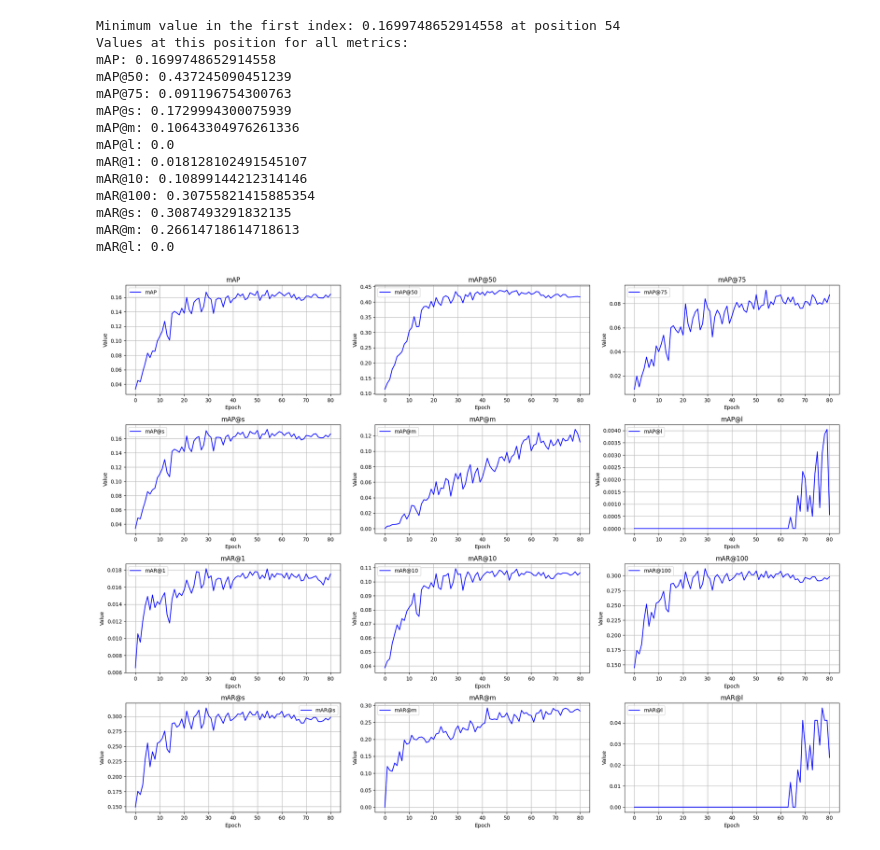
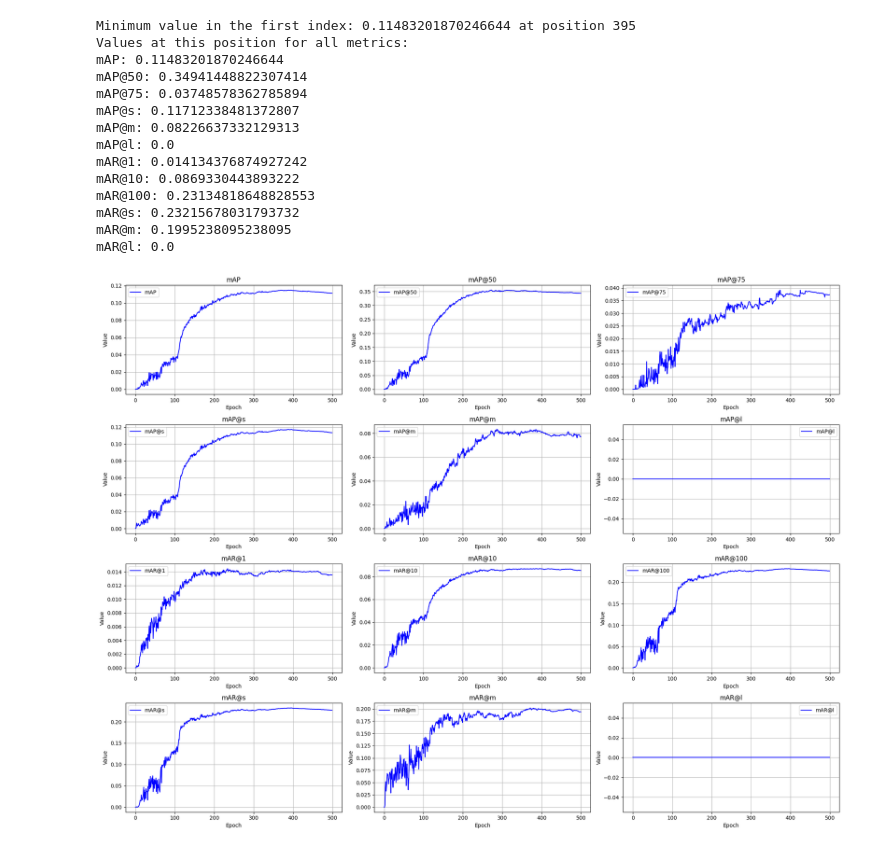
Before and after one commit to young221718/MODU, a Jupyter notebook: tools/check_train_log.ipynb, the cells around one changed output. Cells and saved outputs as stored; diff of their text form; code cells hidden in the pictures.

```diff
--- a/tools/check_train_log.ipynb
+++ b/tools/check_train_log.ipynb
@@ -58,20 +58,20 @@ def visualize_training_logs(log_file_path):
     plt.tight_layout()
     plt.show()
 # %%
-visualize_training_logs('/workspace/chanyoung/code/MODU/output/lulu/mutil_channel/tiny_multi_4f_250407/log.txt')
+visualize_training_logs('/workspace/chanyoung/code/MODU/output/lulu/kiosk/tiny_250411/log.txt')
 # %% [output]
-Minimum value in the first index: 0.1699748652914558 at position 54
+Minimum value in the first index: 0.11483201870246644 at position 395
 Values at this position for all metrics:
-mAP: 0.1699748652914558
-mAP@50: 0.437245090451239
-mAP@75: 0.091196754300763
-mAP@s: 0.1729994300075939
-mAP@m: 0.10643304976261336
+mAP: 0.11483201870246644
+mAP@50: 0.34941448822307414
+mAP@75: 0.03748578362785894
+mAP@s: 0.11712338481372807
+mAP@m: 0.08226637332129313
 mAP@l: 0.0
-mAR@1: 0.018128102491545107
-mAR@10: 0.10899144212314146
-mAR@100: 0.30755821415885354
-mAR@s: 0.3087493291832135
-mAR@m: 0.26614718614718613
+mAR@1: 0.014134376874927242
+mAR@10: 0.0869330443893222
+mAR@100: 0.23134818648828553
+mAR@s: 0.23215678031793732
+mAR@m: 0.1995238095238095
 mAR@l: 0.0
-[figure, old version]
+[figure, new version]
```
Also changed, not shown: 28 other files.
